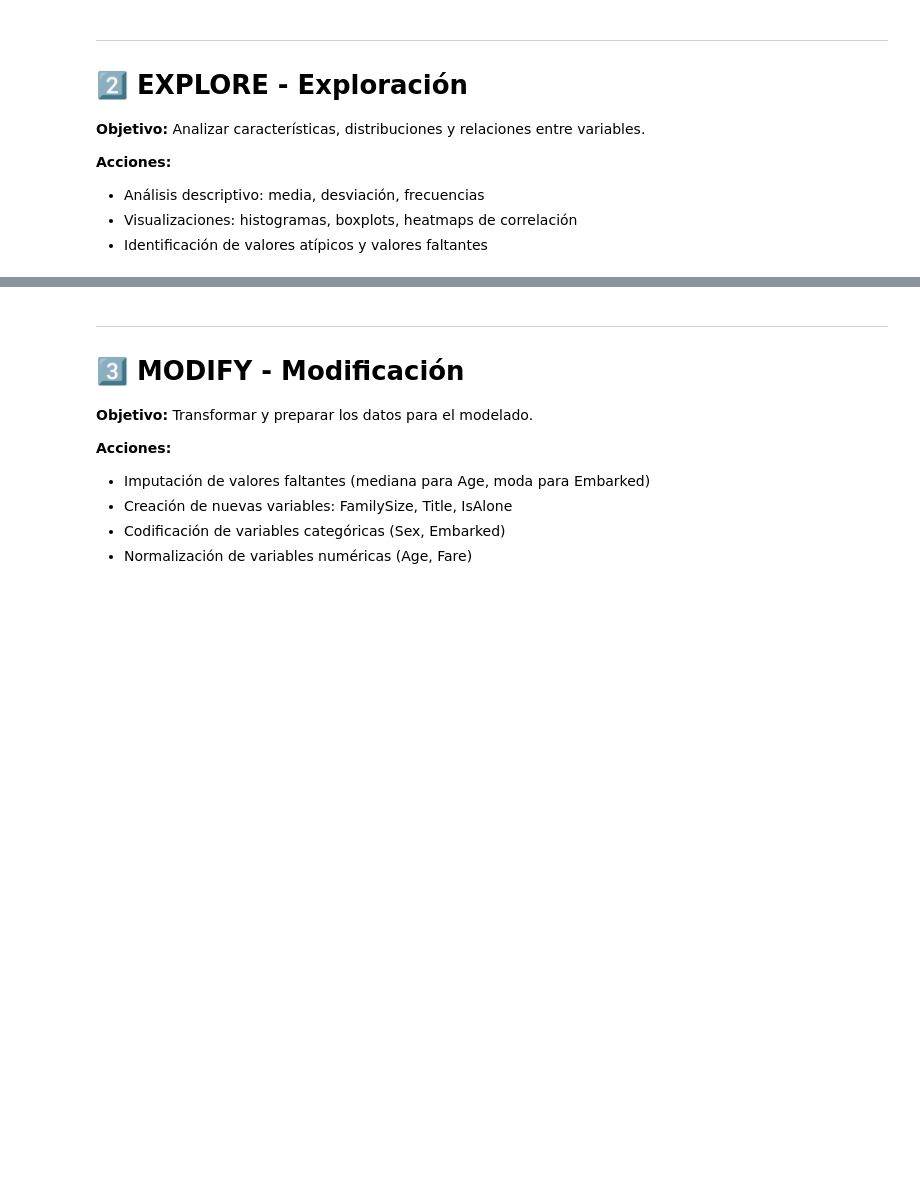
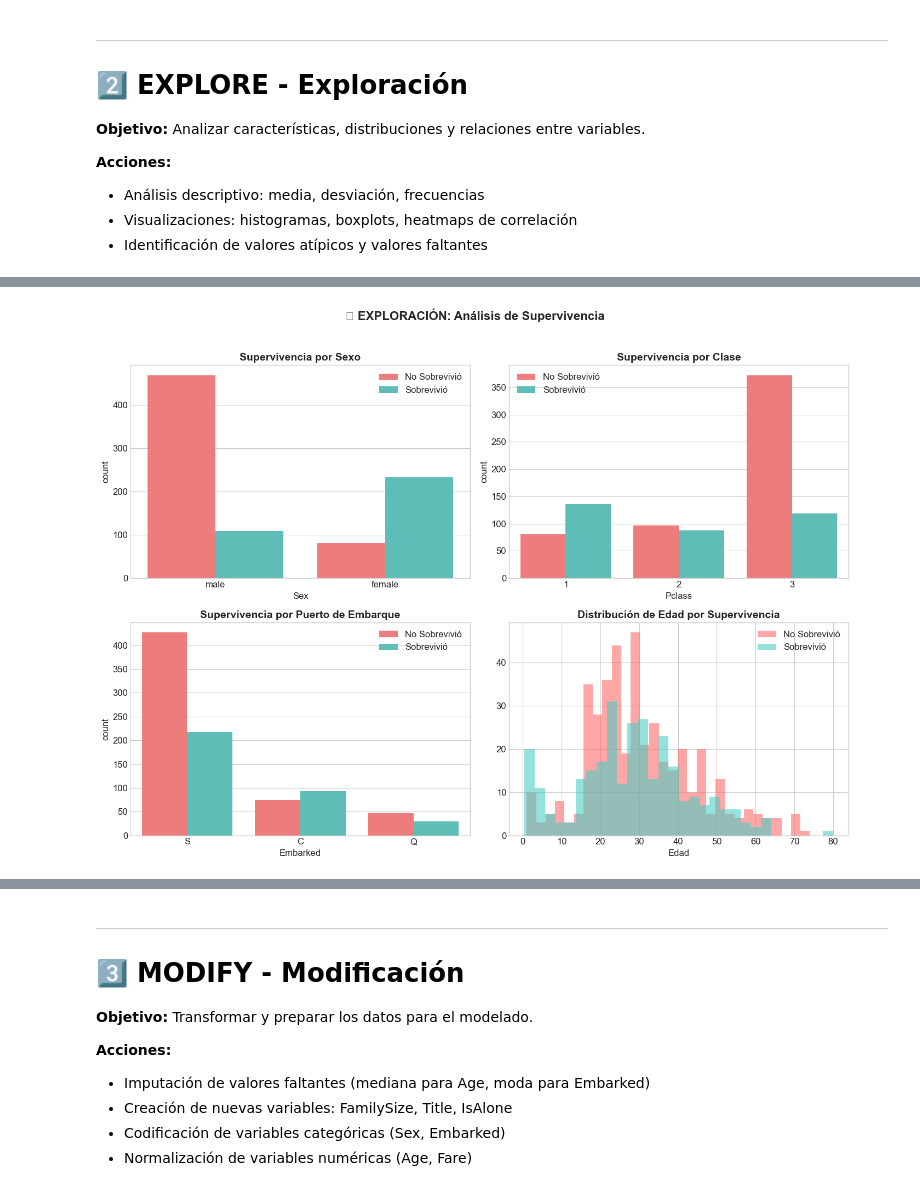
Before and after one commit to RubenCasa/-SEMMA-Methodology-Titanic-Survival-Prediction, a Jupyter notebook: notebooks/SEMMA_Titanic_Completo.ipynb, the cells around one changed output, grey strips where cells are left out. Cells and saved outputs as stored; diff of their text form; code cells hidden in the pictures; blank space fills up the shorter version.

```diff
--- a/notebooks/SEMMA_Titanic_Completo.ipynb
+++ b/notebooks/SEMMA_Titanic_Completo.ipynb
@@ -178,33 +249,35 @@ plt.show()
 # %%
 # Distribución de supervivencia por variables categóricas
 fig, axes = plt.subplots(2, 2, figsize=(14, 10))
 
 # Por Sexo
 sns.countplot(data=df, x='Sex', hue='Survived', ax=axes[0,0], palette=['#ff6b6b', '#4ecdc4'])
 axes[0,0].set_title('Supervivencia por Sexo', fontsize=14, fontweight='bold')
 axes[0,0].legend(['No Sobrevivió', 'Sobrevivió'])
 
 # Por Clase
 sns.countplot(data=df, x='Pclass', hue='Survived', ax=axes[0,1], palette=['#ff6b6b', '#4ecdc4'])
 axes[0,1].set_title('Supervivencia por Clase', fontsize=14, fontweight='bold')
 axes[0,1].legend(['No Sobrevivió', 'Sobrevivió'])
 
 # Por Puerto de Embarque
 sns.countplot(data=df, x='Embarked', hue='Survived', ax=axes[1,0], palette=['#ff6b6b', '#4ecdc4'])
 axes[1,0].set_title('Supervivencia por Puerto de Embarque', fontsize=14, fontweight='bold')
 axes[1,0].legend(['No Sobrevivió', 'Sobrevivió'])
 
 # Distribución de Edades por Supervivencia
 df[df['Survived']==0]['Age'].hist(ax=axes[1,1], alpha=0.6, label='No Sobrevivió', color='#ff6b6b', bins=30)
 df[df['Survived']==1]['Age'].hist(ax=axes[1,1], alpha=0.6, label='Sobrevivió', color='#4ecdc4', bins=30)
 axes[1,1].set_title('Distribución de Edad por Supervivencia', fontsize=14, fontweight='bold')
 axes[1,1].set_xlabel('Edad')
 axes[1,1].legend()
 
-plt.suptitle('📊 EXPLORACIÓN: Análisis de Supervivencia', fontsize=16, fontweight='bold', y=1.02)
+plt.suptitle('EXPLORACIÓN: Análisis de Supervivencia', fontsize=16, fontweight='bold', y=1.02)
 plt.tight_layout()
 plt.savefig('../outputs/graficos/03_explore_survival_analysis.png', dpi=150, bbox_inches='tight')
 plt.show()
+# %% [output]
+[figure, added]
 # %%
 # Heatmap de correlación
 plt.figure(figsize=(12, 8))
```
Also changed, not shown: parts of 28 cells of this notebook.
